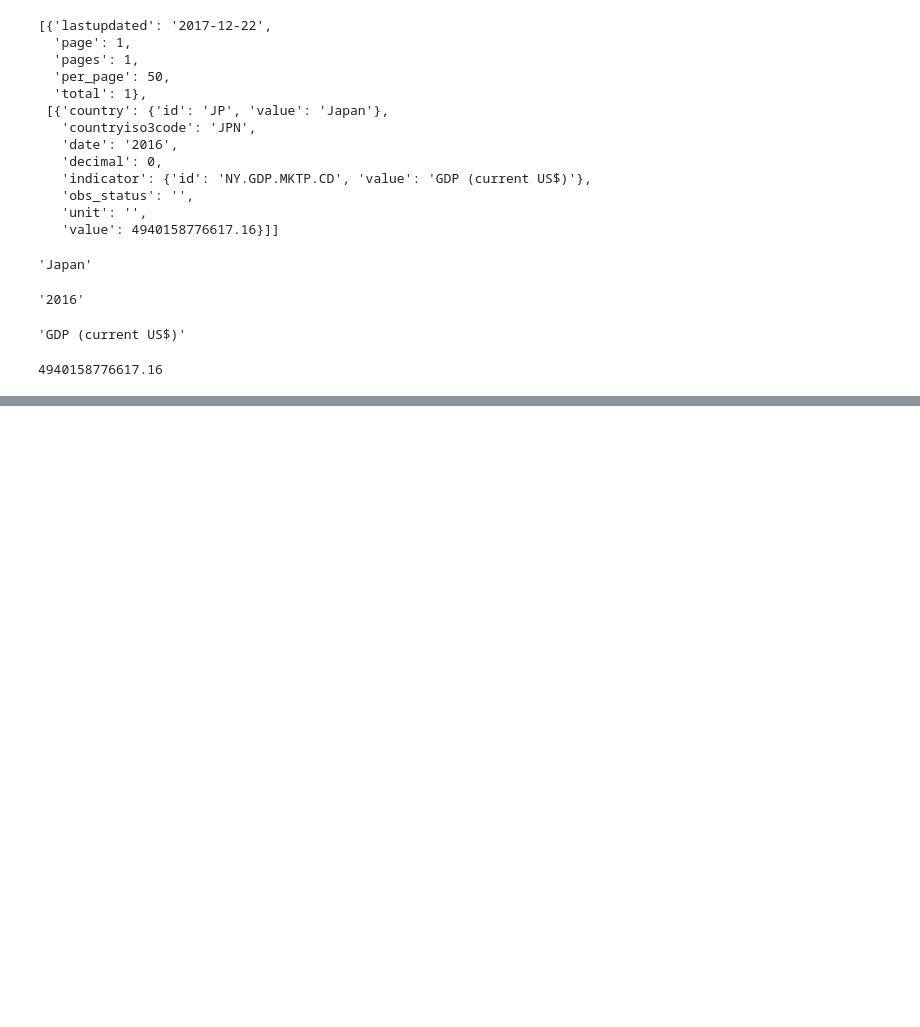
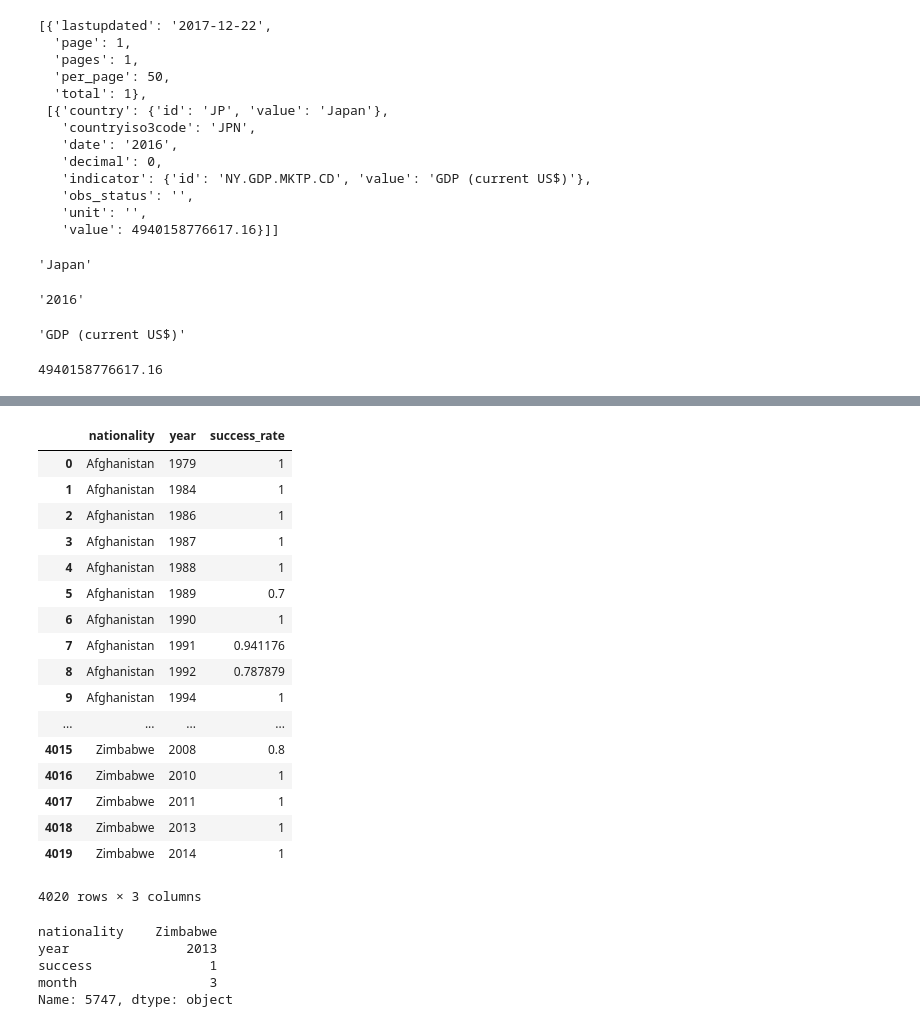
Before and after one commit to grantaguinaldo/project-001, a Jupyter notebook: project-001-sungwon.ipynb, the cells around one changed output, grey strips where cells are left out. Cells and saved outputs as stored; diff of their text form; code cells hidden in the pictures; blank space fills up the shorter version.

Commit message:
Calculating Success Rates

```diff
--- a/project-001-sungwon.ipynb
+++ b/project-001-sungwon.ipynb
@@ -282,0 +332,30 @@ df.groupby(['nationality','year','success']).count()
+# %%
+df_success_pct
+df_suc
+# %% [output]
+|  | nationality | year | success_rate |
+| 0 | Afghanistan | 1979 | 1 |
+| 1 | Afghanistan | 1984 | 1 |
+| 2 | Afghanistan | 1986 | 1 |
+| 3 | Afghanistan | 1987 | 1 |
+| 4 | Afghanistan | 1988 | 1 |
+| 5 | Afghanistan | 1989 | 0.7 |
+| 6 | Afghanistan | 1990 | 1 |
+| 7 | Afghanistan | 1991 | 0.941176 |
+| 8 | Afghanistan | 1992 | 0.787879 |
+| 9 | Afghanistan | 1994 | 1 |
+| ... | ... | ... | ... |
+| 4015 | Zimbabwe | 2008 | 0.8 |
+| 4016 | Zimbabwe | 2010 | 1 |
+| 4017 | Zimbabwe | 2011 | 1 |
+| 4018 | Zimbabwe | 2013 | 1 |
+| 4019 | Zimbabwe | 2014 | 1 |
+4020 rows × 3 columns
+# %%
+last_row
+# %% [output]
+nationality    Zimbabwe
+year               2013
+success               1
+month                 3
+Name: 5747, dtype: object
```
Also changed, not shown: parts of 9 cells of this notebook, 4 other files.
